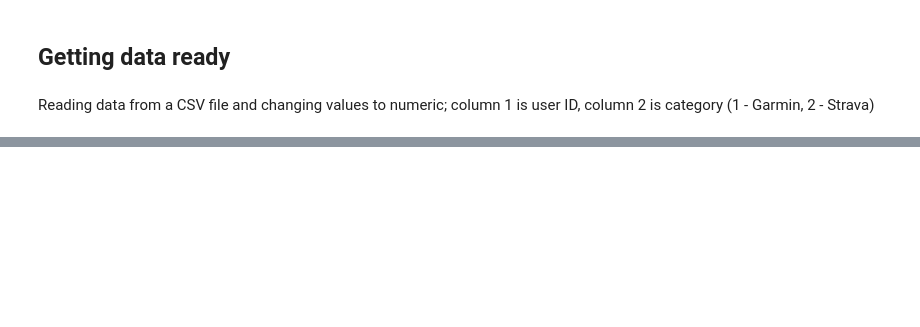
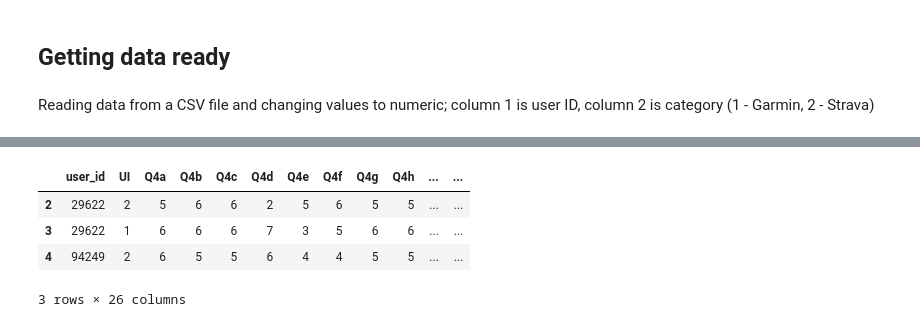
Before and after one commit to ggril/master_thesis, a Jupyter notebook: final_report.ipynb, the cells around one changed output, grey strips where cells are left out. Cells and saved outputs as stored; diff of their text form; code cells hidden in the pictures; blank space fills up the shorter version.

```diff
--- a/final_report.ipynb
+++ b/final_report.ipynb
@@ -279,0 +14,14 @@ Error:
+# %%
+data_manager = DataManager(
+    responses_data_path="anketa_working.csv",
+    pupil_data_path=None
+    )
+#because first 2 rows have incorrect data we wil drop them in this case
+cleaned_data = data_manager.get_clean_data().iloc[2:,:]
+cleaned_data.head(3)
+# %% [output]
+|  | user_id | UI | Q4a | Q4b | Q4c | Q4d | Q4e | Q4f | Q4g | Q4h | ... | ... |
+| 2 | 29622 | 2 | 5 | 6 | 6 | 2 | 5 | 6 | 5 | 5 | ... | ... |
+| 3 | 29622 | 1 | 6 | 6 | 6 | 7 | 3 | 5 | 6 | 6 | ... | ... |
+| 4 | 94249 | 2 | 6 | 5 | 5 | 6 | 4 | 4 | 5 | 5 | ... | ... |
+3 rows × 26 columns
```
Also changed, not shown: parts of 66 cells of this notebook, 6 other files.
